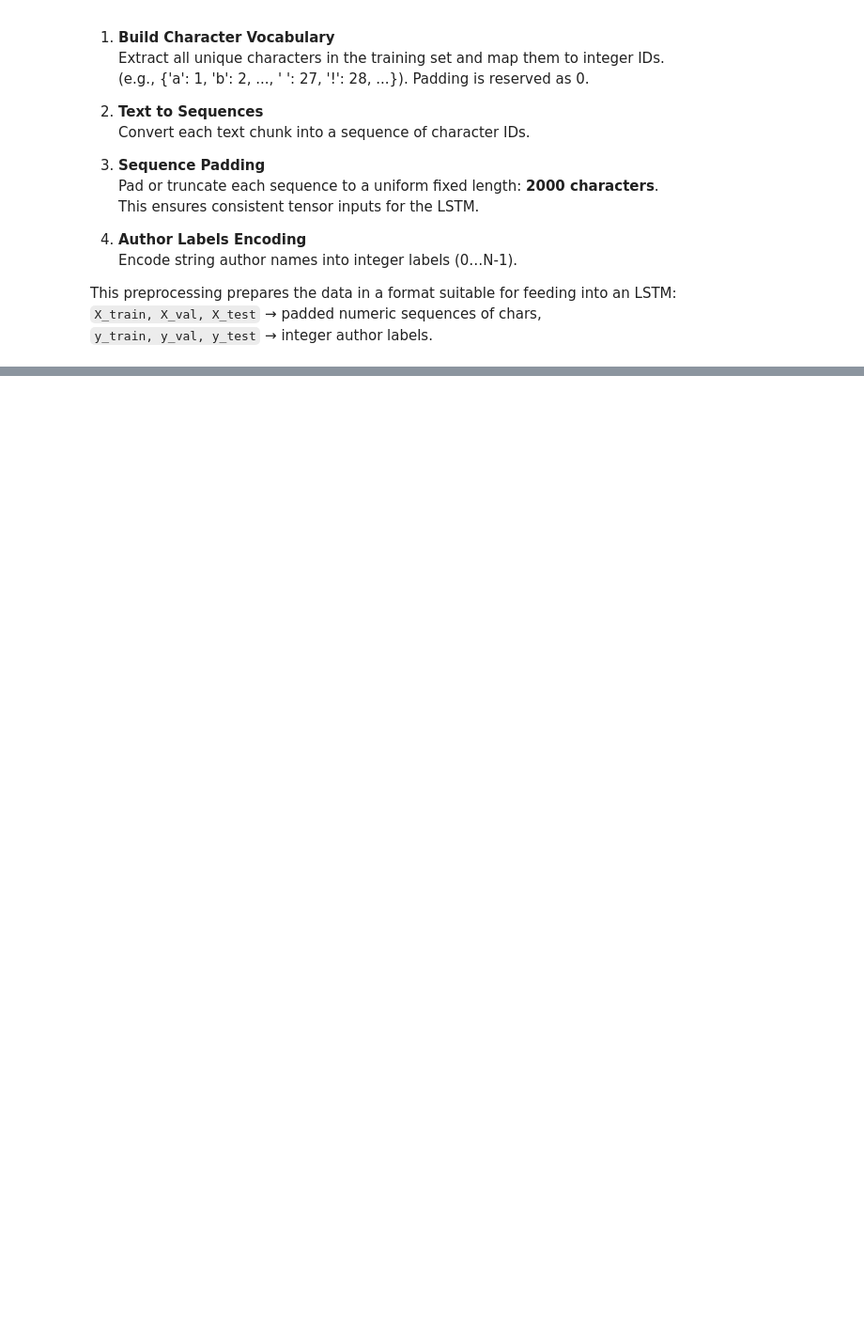
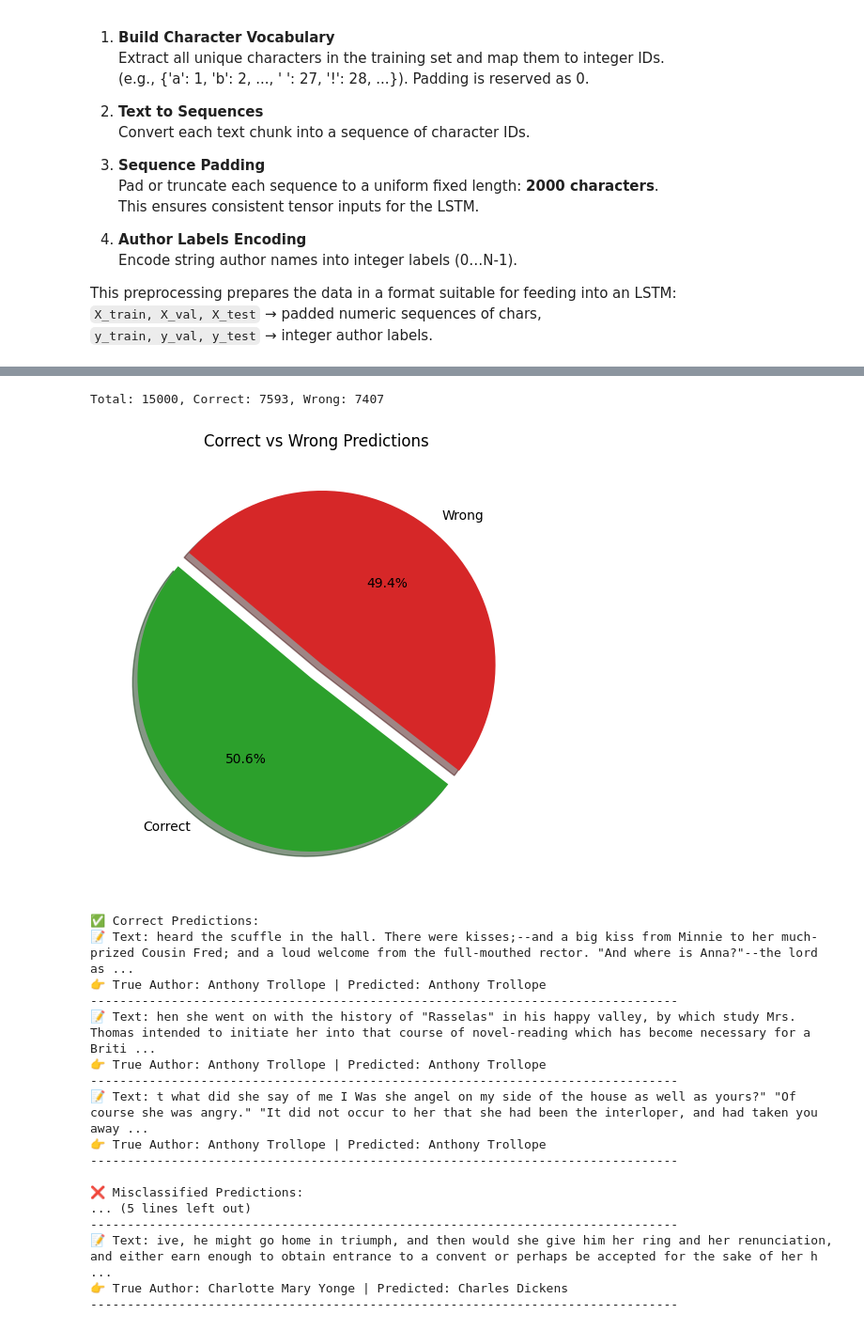
Before and after one commit to St10053561/ST10053561_PDAN8412_POE_PART1, a Jupyter notebook: ST10053561_Venkata_Jannatha_POE_Part 1.ipynb, the cells around one changed output, grey strips where cells are left out. Shown at 94% size. Saved outputs shown, nothing was run; the diff lists cells and outputs as text; code cells hidden in the pictures; blank space fills up the shorter version.

```diff
--- a/ST10053561_Venkata_Jannatha_POE_Part 1.ipynb
+++ b/ST10053561_Venkata_Jannatha_POE_Part 1.ipynb
@@ -290,0 +377,73 @@ KeyboardInterrupt:
+# %%
+import matplotlib.pyplot as plt
+import numpy as np
+
+# ---------------------------
+# Correct vs Wrong
+# ---------------------------
+correct_idx = np.where(y_pred == y_test)[0]
+misclassified_idx = np.where(y_pred != y_test)[0]
+
+num_correct = len(correct_idx)
+num_wrong = len(misclassified_idx)
+total = len(y_test)
+
+print(f"Total: {total}, Correct: {num_correct}, Wrong: {num_wrong}")
+
+# Pie chart
+plt.figure(figsize=(6,6))
+labels = ['Correct', 'Wrong']
+sizes = [num_correct, num_wrong]
+colors = ['#2ca02c', '#d62728']
+explode = (0.05, 0.05)  # slightly "explode" both slices
+
+plt.pie(sizes, labels=labels, autopct='%1.1f%%',
+        shadow=True, startangle=140, colors=colors, explode=explode)
+plt.title("Correct vs Wrong Predictions")
+plt.show()
+
+# ---------------------------
+# Preview Examples
+# ---------------------------
+
+# Show 3 correct predictions
+print("\n✅ Correct Predictions:")
+for i in np.random.choice(correct_idx, size=3, replace=False):
+    true_author = label_encoder.inverse_transform([y_test[i]])[0]
+    pred_author = label_encoder.inverse_transform([y_pred[i]])[0]
+    text_sample = test_df.iloc[i]['chunk_text'][:250]  # limit preview length
+
+    print("📝 Text:", text_sample, "...")
+    print(f"👉 True Author: {true_author} | Predicted: {pred_author}")
+    print("-"*80)
+
+# Show 3 misclassified predictions
+print("\n❌ Misclassified Predictions:")
+for i in np.random.choice(misclassified_idx, size=3, replace=False):
+    true_author = label_encoder.inverse_transform([y_test[i]])[0]
+    pred_author = label_encoder.inverse_transform([y_pred[i]])[0]
+    text_sample = test_df.iloc[i]['chunk_text'][:250]
+
+    print("📝 Text:", text_sample, "...")
+    print(f"👉 True Author: {true_author} | Predicted: {pred_author}")
+    print("-"*80)
+# %% [output]
+Total: 15000, Correct: 7593, Wrong: 7407
+[figure, added]
+✅ Correct Predictions:
+📝 Text: heard the scuffle in the hall. There were kisses;--and a big kiss from Minnie to her much-prized Cousin Fred; and a loud welcome from the full-mouthed rector. "And where is Anna?"--the lord as ...
+👉 True Author: Anthony Trollope | Predicted: Anthony Trollope
+--------------------------------------------------------------------------------
+📝 Text: hen she went on with the history of "Rasselas" in his happy valley, by which study Mrs. Thomas intended to initiate her into that course of novel-reading which has become necessary for a Briti ...
+👉 True Author: Anthony Trollope | Predicted: Anthony Trollope
+--------------------------------------------------------------------------------
+📝 Text: t what did she say of me I Was she angel on my side of the house as well as yours?" "Of course she was angry." "It did not occur to her that she had been the interloper, and had taken you away ...
+👉 True Author: Anthony Trollope | Predicted: Anthony Trollope
+--------------------------------------------------------------------------------
+
+❌ Misclassified Predictions:
+... (5 lines left out)
+--------------------------------------------------------------------------------
+📝 Text: ive, he might go home in triumph, and then would she give him her ring and her renunciation, and either earn enough to obtain entrance to a convent or perhaps be accepted for the sake of her h ...
+👉 True Author: Charlotte Mary Yonge | Predicted: Charles Dickens
+--------------------------------------------------------------------------------
```
Also changed, not shown: parts of 11 cells of this notebook, 6 other files.
